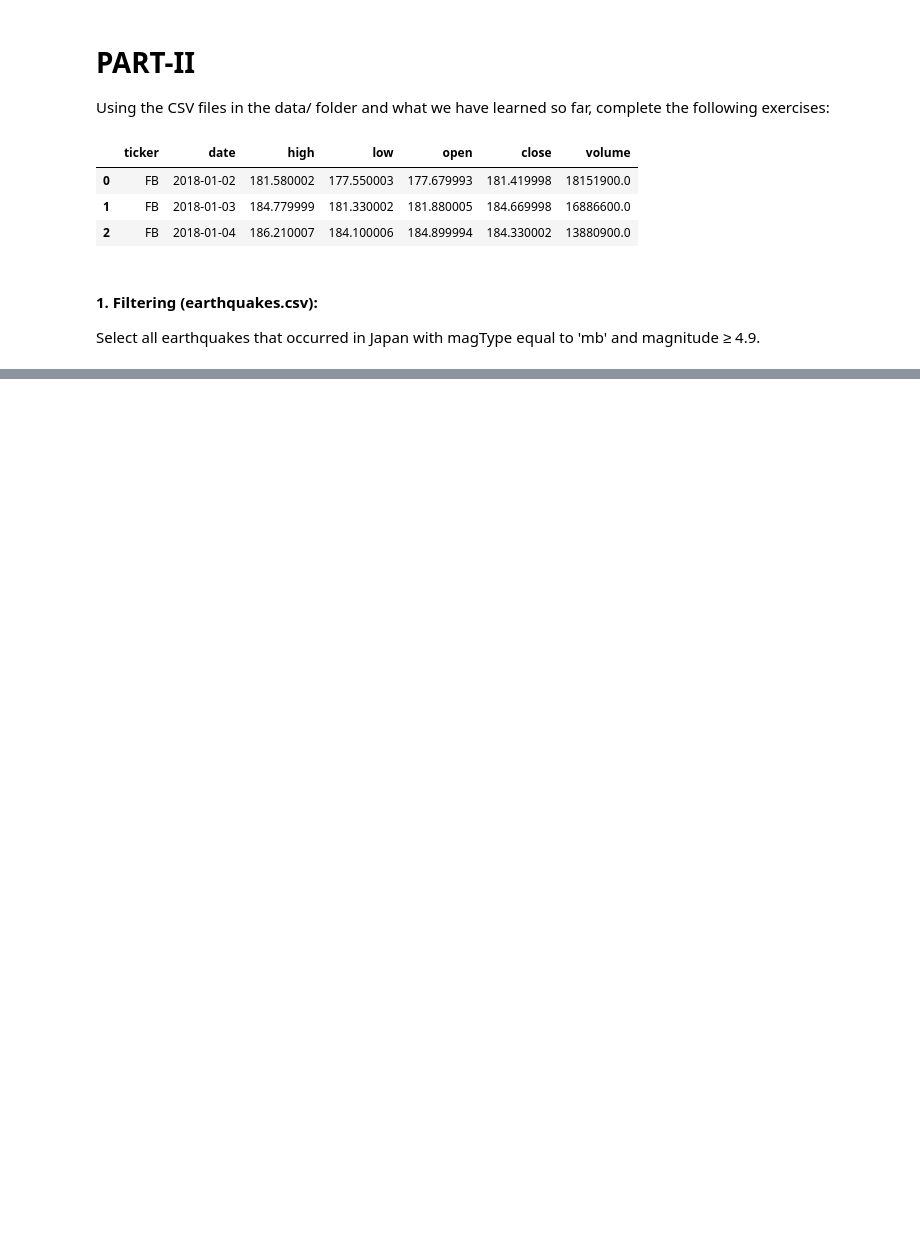
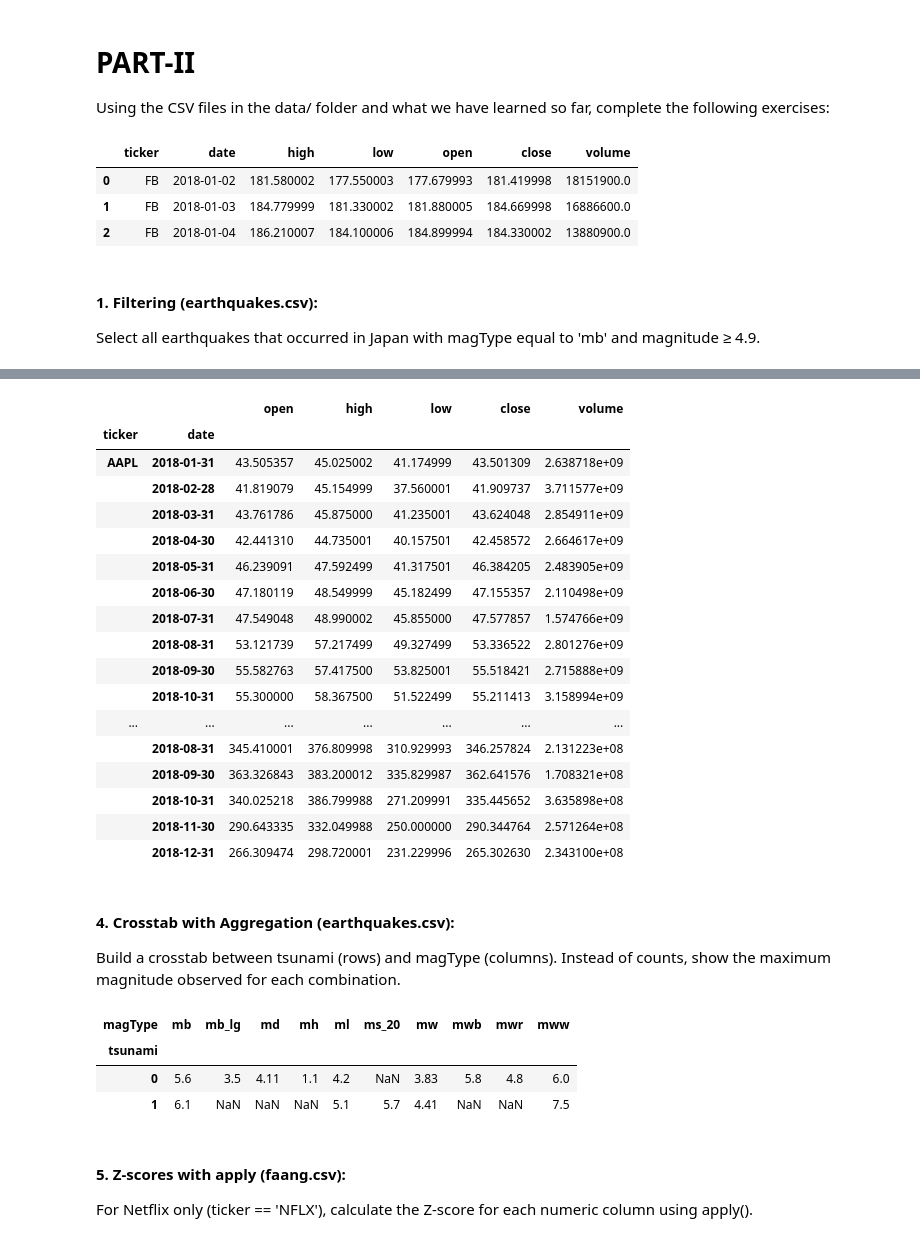
Before and after one commit to harinakhati/Python-AI_assignment, a Jupyter notebook: Assignment_III.ipynb, the cells around one changed output, grey strips where cells are left out. Drawn from its saved outputs; the diff is of its cells as text; code cells hidden in the pictures; blank space fills up the shorter version.

```diff
--- a/Assignment_III.ipynb
+++ b/Assignment_III.ipynb
@@ -176,0 +222,36 @@ Select all earthquakes that occurred in Japan with magType equal to 'mb' and mag
+# %%
+faang['date'] = pd.to_datetime(faang['date'])
+
+faang = faang.set_index('date').copy()
+
+monthly_stats = (faang.groupby('ticker').resample('ME').agg({
+    'open': 'mean',
+    'high': 'max',
+    'low': 'min',
+    'close': 'mean',
+    'volume': 'sum'
+}))
+# %%
+monthly_stats
+# %% [output]
+|  |  | open | high | low | close | volume |
+| ticker | date |  |  |  |  |  |
+| AAPL | 2018-01-31 | 43.505357 | 45.025002 | 41.174999 | 43.501309 | 2.638718e+09 |
+|  | 2018-02-28 | 41.819079 | 45.154999 | 37.560001 | 41.909737 | 3.711577e+09 |
+|  | 2018-03-31 | 43.761786 | 45.875000 | 41.235001 | 43.624048 | 2.854911e+09 |
+|  | 2018-04-30 | 42.441310 | 44.735001 | 40.157501 | 42.458572 | 2.664617e+09 |
+|  | 2018-05-31 | 46.239091 | 47.592499 | 41.317501 | 46.384205 | 2.483905e+09 |
+|  | 2018-06-30 | 47.180119 | 48.549999 | 45.182499 | 47.155357 | 2.110498e+09 |
+|  | 2018-07-31 | 47.549048 | 48.990002 | 45.855000 | 47.577857 | 1.574766e+09 |
+|  | 2018-08-31 | 53.121739 | 57.217499 | 49.327499 | 53.336522 | 2.801276e+09 |
+|  | 2018-09-30 | 55.582763 | 57.417500 | 53.825001 | 55.518421 | 2.715888e+09 |
+|  | 2018-10-31 | 55.300000 | 58.367500 | 51.522499 | 55.211413 | 3.158994e+09 |
+| ... | ... | ... | ... | ... | ... | ... |
+|  | 2018-08-31 | 345.410001 | 376.809998 | 310.929993 | 346.257824 | 2.131223e+08 |
+|  | 2018-09-30 | 363.326843 | 383.200012 | 335.829987 | 362.641576 | 1.708321e+08 |
+|  | 2018-10-31 | 340.025218 | 386.799988 | 271.209991 | 335.445652 | 3.635898e+08 |
+|  | 2018-11-30 | 290.643335 | 332.049988 | 250.000000 | 290.344764 | 2.571264e+08 |
+|  | 2018-12-31 | 266.309474 | 298.720001 | 231.229996 | 265.302630 | 2.343100e+08 |
+# %% [markdown]
+#### 4. Crosstab with Aggregation (earthquakes.csv):
+Build a crosstab between tsunami (rows) and magType (columns). Instead of counts, show the maximum magnitude observed for each combination.
@@ -176,0 +260,10 @@ Select all earthquakes that occurred in Japan with magType equal to 'mb' and mag
+# %%
+cross_table
+# %% [output]
+| magType | mb | mb_lg | md | mh | ml | ms_20 | mw | mwb | mwr | mww |
+| tsunami |  |  |  |  |  |  |  |  |  |  |
+| 0 | 5.6 | 3.5 | 4.11 | 1.1 | 4.2 | NaN | 3.83 | 5.8 | 4.8 | 6.0 |
+| 1 | 6.1 | NaN | NaN | NaN | 5.1 | 5.7 | 4.41 | NaN | NaN | 7.5 |
+# %% [markdown]
+#### 5. Z-scores with apply (faang.csv):
+For Netflix only (ticker == 'NFLX'), calculate the Z-score for each numeric column using apply().
```
Also changed, not shown: parts of 18 cells of this notebook.
